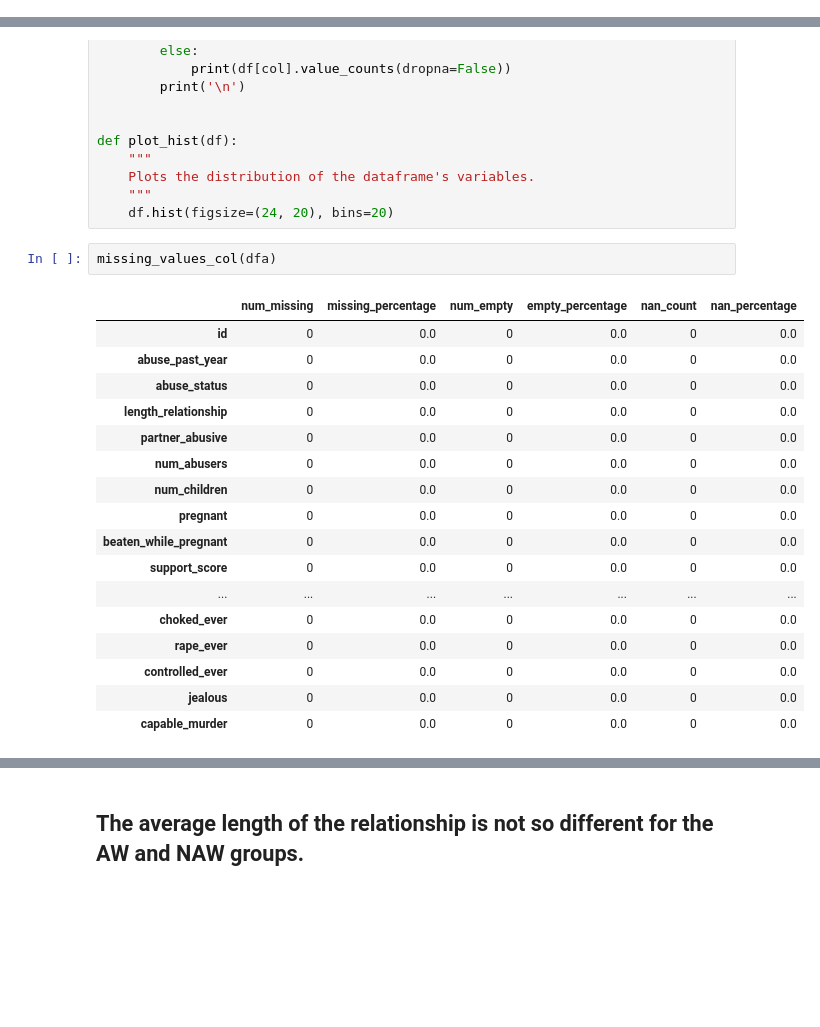
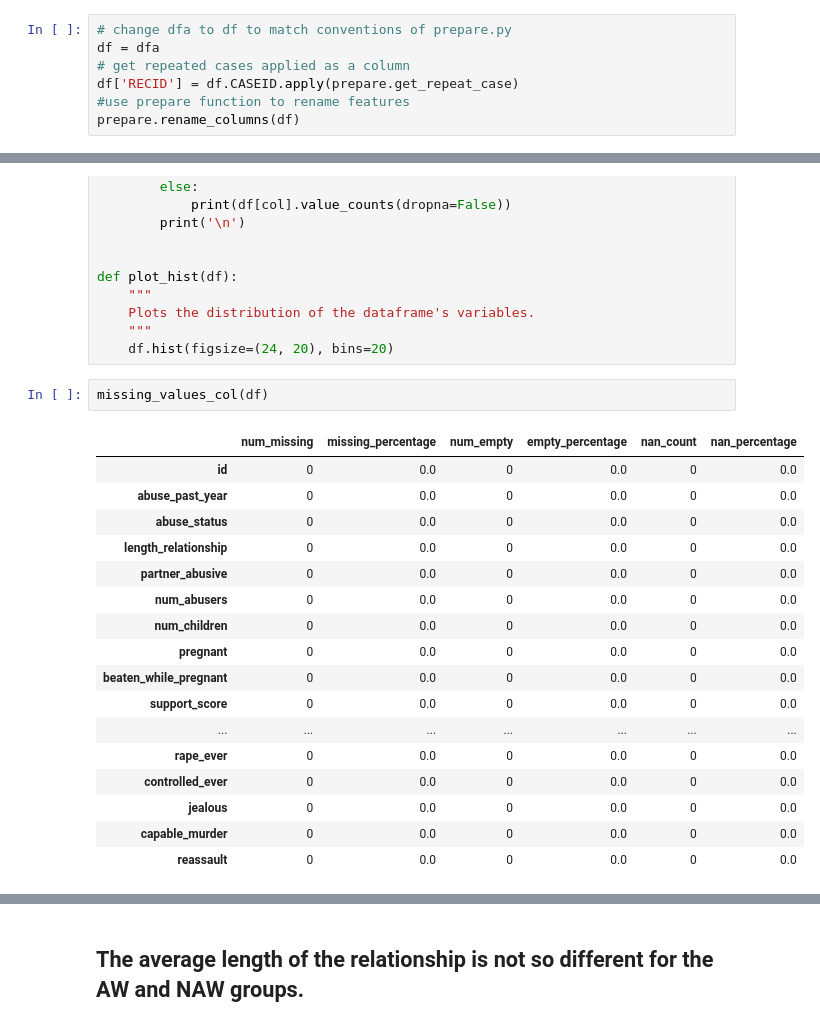
Before and after one commit to codeup-capstone-one/domestic-violence, a Jupyter notebook: jesse_dvproject.ipynb, the cells around one changed output, grey strips where cells are left out. Cells and saved outputs as stored; diff of their text form; blank space fills up the shorter version.

```diff
--- a/jesse_dvproject.ipynb
+++ b/jesse_dvproject.ipynb
@@ -181,0 +184,7 @@ prepare.rename_columns(dfa)
+# %%
+# change dfa to df to match conventions of prepare.py
+df = dfa
+# get repeated cases applied as a column
+df['RECID'] = df.CASEID.apply(prepare.get_repeat_case)
+#use prepare function to rename features
+prepare.rename_columns(df)
@@ -281,23 +468,23 @@ def plot_hist(df):
     """
     df.hist(figsize=(24, 20), bins=20)
 # %%
-missing_values_col(dfa)
+missing_values_col(df)
 # %% [output]
 |  | num_missing | missing_percentage | num_empty | empty_percentage | nan_count | nan_percentage |
 | id | 0 | 0.0 | 0 | 0.0 | 0 | 0.0 |
 | abuse_past_year | 0 | 0.0 | 0 | 0.0 | 0 | 0.0 |
 | abuse_status | 0 | 0.0 | 0 | 0.0 | 0 | 0.0 |
 | length_relationship | 0 | 0.0 | 0 | 0.0 | 0 | 0.0 |
 | partner_abusive | 0 | 0.0 | 0 | 0.0 | 0 | 0.0 |
 | num_abusers | 0 | 0.0 | 0 | 0.0 | 0 | 0.0 |
 | num_children | 0 | 0.0 | 0 | 0.0 | 0 | 0.0 |
 | pregnant | 0 | 0.0 | 0 | 0.0 | 0 | 0.0 |
 | beaten_while_pregnant | 0 | 0.0 | 0 | 0.0 | 0 | 0.0 |
 | support_score | 0 | 0.0 | 0 | 0.0 | 0 | 0.0 |
 | ... | ... | ... | ... | ... | ... | ... |
-| choked_ever | 0 | 0.0 | 0 | 0.0 | 0 | 0.0 |
 | rape_ever | 0 | 0.0 | 0 | 0.0 | 0 | 0.0 |
 | controlled_ever | 0 | 0.0 | 0 | 0.0 | 0 | 0.0 |
 | jealous | 0 | 0.0 | 0 | 0.0 | 0 | 0.0 |
 | capable_murder | 0 | 0.0 | 0 | 0.0 | 0 | 0.0 |
+| reassault | 0 | 0.0 | 0 | 0.0 | 0 | 0.0 |
 # %%
```
Also changed, not shown: parts of 86 cells of this notebook.
